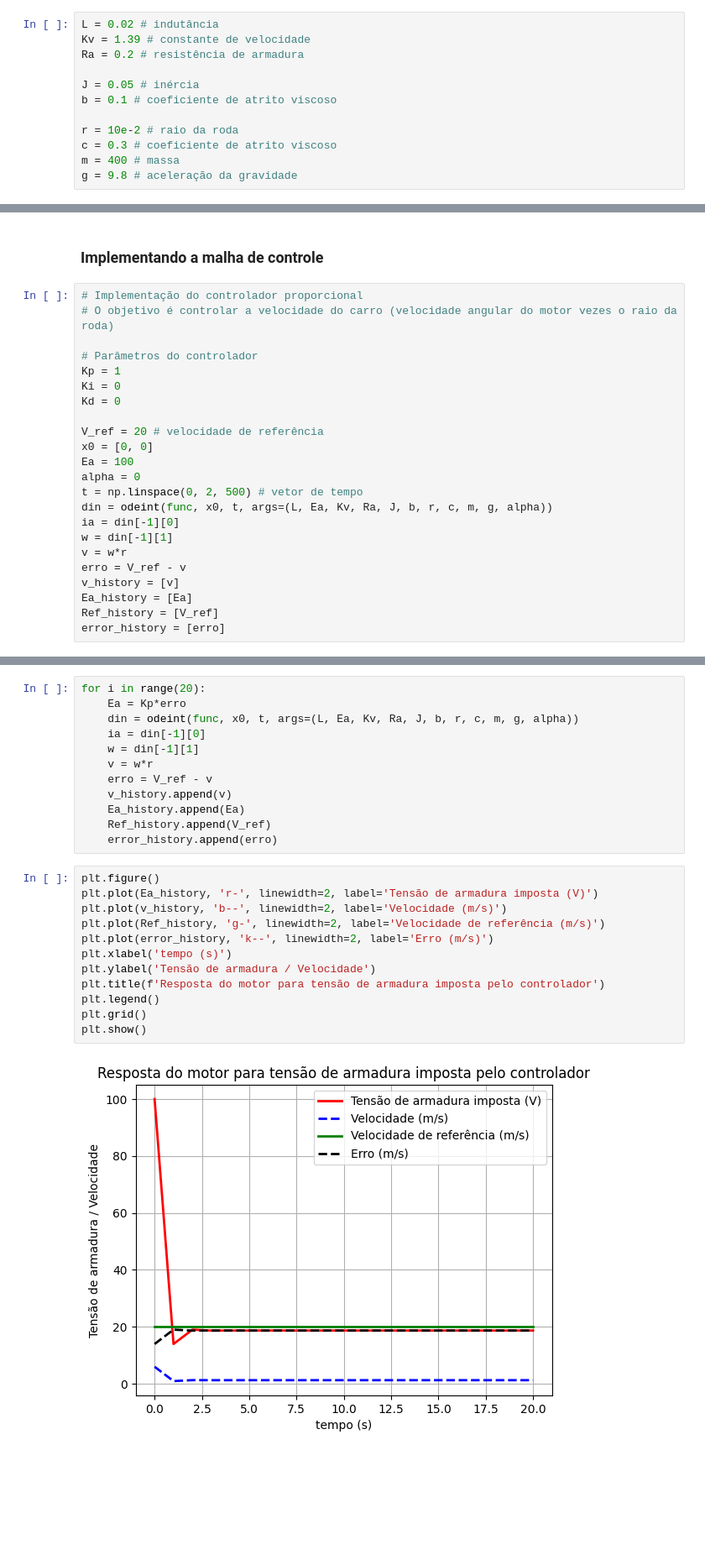
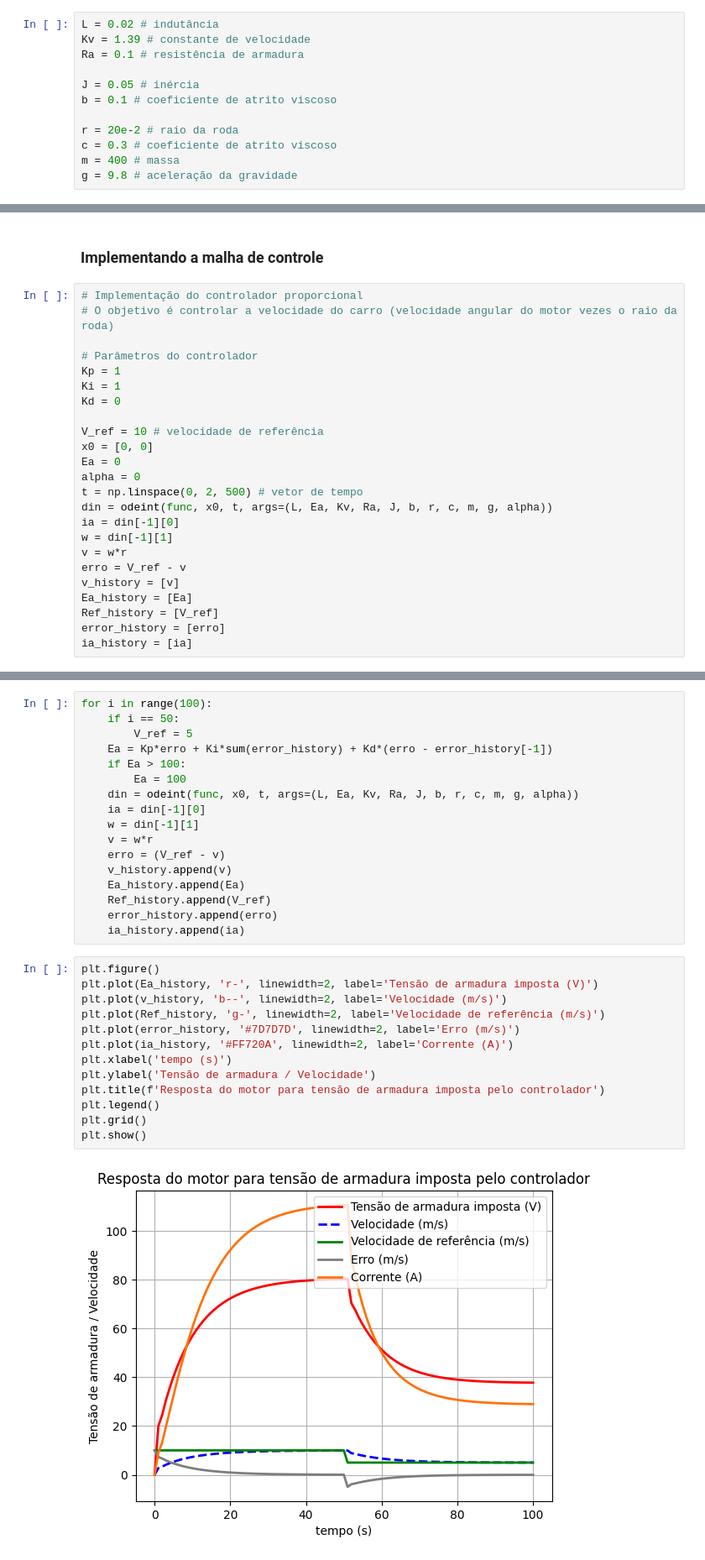
Before and after one commit to brenobmoreira/TrabFinal_DAS5103, a Jupyter notebook: sistema.ipynb, the cells around one changed output, grey strips where cells are left out. Shown: that part at 84% size. Cells and saved outputs as stored; diff of their text form; blank space fills up the shorter version.

```diff
--- a/sistema.ipynb
+++ b/sistema.ipynb
@@ -20,12 +20,12 @@ def func(x, t, L, Ea, Kv, Ra, J, b, r, c, m, g, alpha): # derivada da corrente
 # %%
 L = 0.02 # indutância
 Kv = 1.39 # constante de velocidade
-Ra = 0.2 # resistência de armadura
+Ra = 0.1 # resistência de armadura
 
 J = 0.05 # inércia
 b = 0.1 # coeficiente de atrito viscoso
 
-r = 10e-2 # raio da roda
+r = 20e-2 # raio da roda
 c = 0.3 # coeficiente de atrito viscoso
 m = 400 # massa
 g = 9.8 # aceleração da gravidade
@@ -62,12 +58,12 @@ plt.show()
 
 # Parâmetros do controlador
 Kp = 1
-Ki = 0
+Ki = 1
 Kd = 0
 
-V_ref = 20 # velocidade de referência
+V_ref = 10 # velocidade de referência
 x0 = [0, 0]
-Ea = 100
+Ea = 0
 alpha = 0
 t = np.linspace(0, 2, 500) # vetor de tempo
 din = odeint(func, x0, t, args=(L, Ea, Kv, Ra, J, b, r, c, m, g, alpha))
@@ -79,3 +75,4 @@ v_history = [v]
 Ea_history = [Ea]
 Ref_history = [V_ref]
 error_history = [erro]
+ia_history = [ia]
@@ -84,26 +79,32 @@ erro*Kp
 # %%
-for i in range(20):
-    Ea = Kp*erro
+for i in range(100):
+    if i == 50:
+        V_ref = 5
+    Ea = Kp*erro + Ki*sum(error_history) + Kd*(erro - error_history[-1])
+    if Ea > 100:
+        Ea = 100
     din = odeint(func, x0, t, args=(L, Ea, Kv, Ra, J, b, r, c, m, g, alpha))
     ia = din[-1][0]
     w = din[-1][1]
     v = w*r
-    erro = V_ref - v
+    erro = (V_ref - v)
     v_history.append(v)
     Ea_history.append(Ea)
     Ref_history.append(V_ref)
     error_history.append(erro)
+    ia_history.append(ia)
 # %%
 plt.figure()
 plt.plot(Ea_history, 'r-', linewidth=2, label='Tensão de armadura imposta (V)')
 plt.plot(v_history, 'b--', linewidth=2, label='Velocidade (m/s)')
 plt.plot(Ref_history, 'g-', linewidth=2, label='Velocidade de referência (m/s)')
-plt.plot(error_history, 'k--', linewidth=2, label='Erro (m/s)')
+plt.plot(error_history, '#7D7D7D', linewidth=2, label='Erro (m/s)')
+plt.plot(ia_history, '#FF720A', linewidth=2, label='Corrente (A)')
 plt.xlabel('tempo (s)')
 plt.ylabel('Tensão de armadura / Velocidade')
 plt.title(f'Resposta do motor para tensão de armadura imposta pelo controlador')
 plt.legend()
 plt.grid()
 plt.show()
 # %% [output]
-[figure, old version]
+[figure, new version]
```
Also changed, not shown: parts of 5 cells of this notebook.
